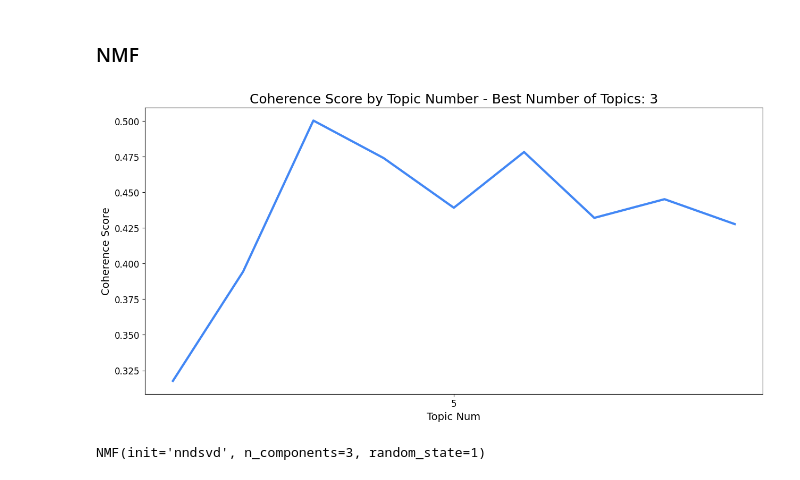
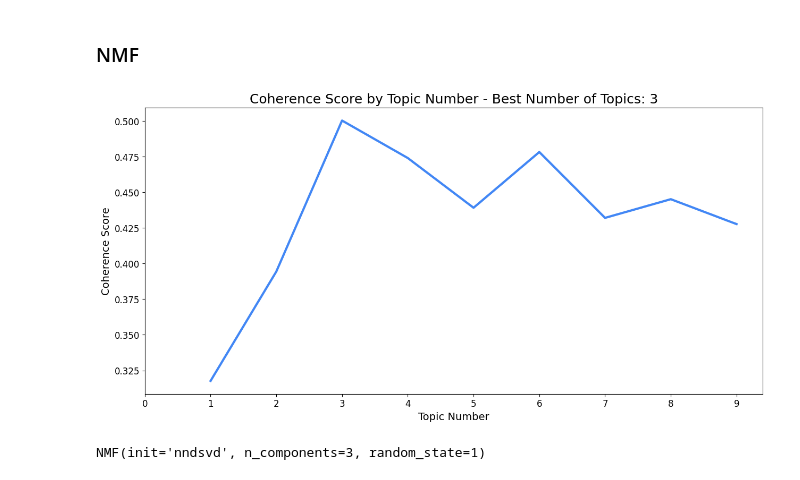
Before and after one commit to christopherfkk/practical-data-science-tutorial, a Jupyter notebook: src/data/NMF.ipynb, the cells around one changed output. Saved outputs shown, nothing was run; the diff lists cells and outputs as text; code cells hidden in the pictures.

Commit message:
NMF new graph

```diff
--- a/src/data/NMF.ipynb
+++ b/src/data/NMF.ipynb
@@ -31,7 +31,7 @@ from operator import itemgetter
 creds_path = '/Users/vladandreichuk/Desktop/practical-data-science-tutorial/src/data/credentials.json'
 
 # Define the name of Google Sheet
-google_sheet_name = 'Fantastic Four altmetric-data-individual'
+google_sheet_name = 'Draft-dataset'
 
 # Define the name of the specific sheet within the Google Sheet
 specific_sheet_names = ['Health and medical sciences', 'Social sciences', 'Business, economics and management']
@@ -148,36 +155,38 @@ for num in topic_nums:
     # Run the coherence model to get the score
     cm = CoherenceModel(
         model=nmf,
         texts=sep_prepr_titles,
         dictionary=dictionary,
         coherence='c_v'
     )
 
     coherence_scores.append(round(cm.get_coherence(), 5))
 
 # Get the number of topics with the highest coherence score
 scores = list(zip(topic_nums, coherence_scores))
 best_num_topics = sorted(scores, key=itemgetter(1), reverse=True)[0][0]
 
 # Plot the results
 fig = plt.figure(figsize=(15, 7))
 
 plt.plot(
     topic_nums,
     coherence_scores,
     linewidth=3,
     color='#4287f5'
 )
 
-plt.xlabel("Topic Num", fontsize=14)
+plt.xlabel("Topic Number", fontsize=14)
 plt.ylabel("Coherence Score", fontsize=14)
 plt.title('Coherence Score by Topic Number - Best Number of Topics: {}'.format(best_num_topics), fontsize=18)
-plt.xticks(np.arange(5, max(topic_nums) + 1, 5), fontsize=12)
+
+# Set the x-axis ticks from 0 to 10
+plt.xticks(np.arange(0, max(topic_nums) + 1), fontsize=12)
 plt.yticks(fontsize=12)
 
 plt.show()
 # %% [output]
-[figure, old version]
+[figure, new version]
 # %%
 # NMF Modeling
 n_topics = 3
```
Also changed, not shown: parts of 7 cells of this notebook.
